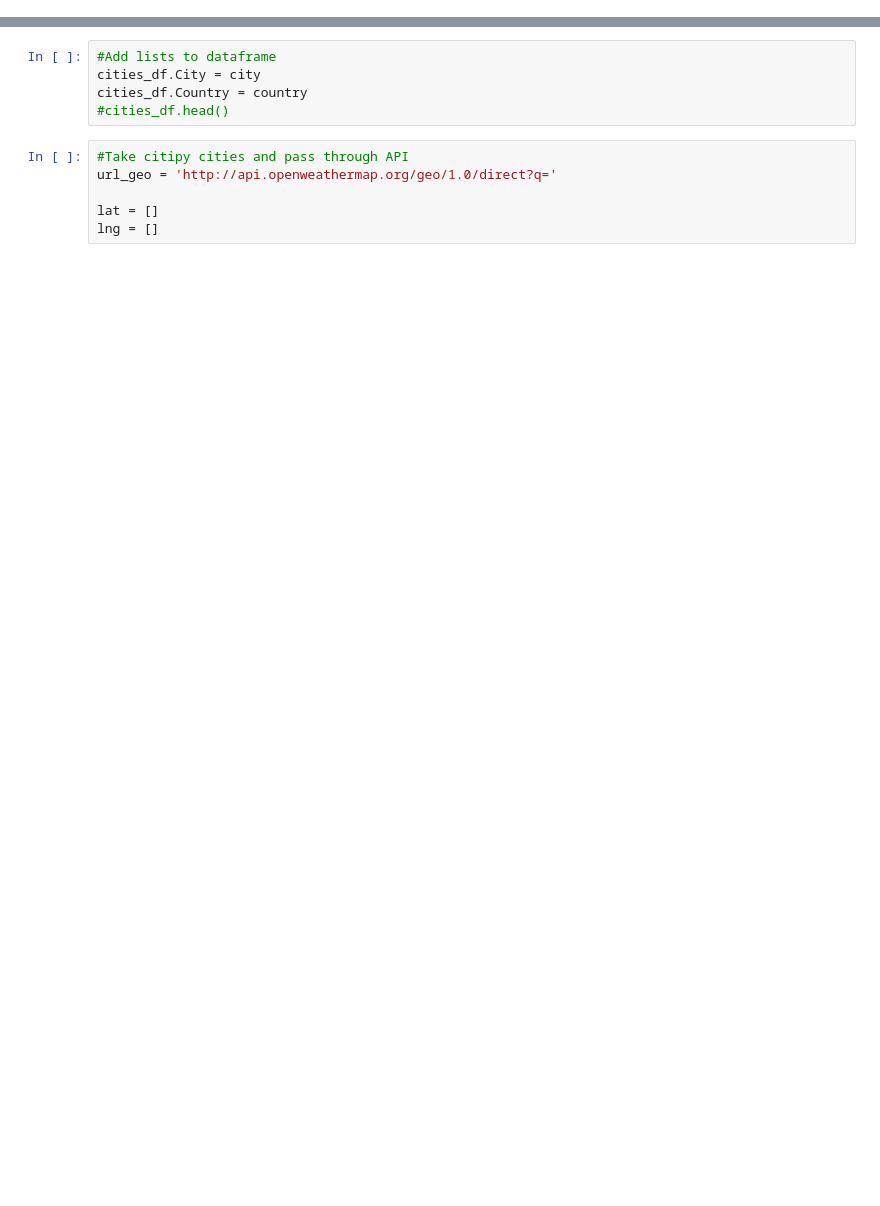
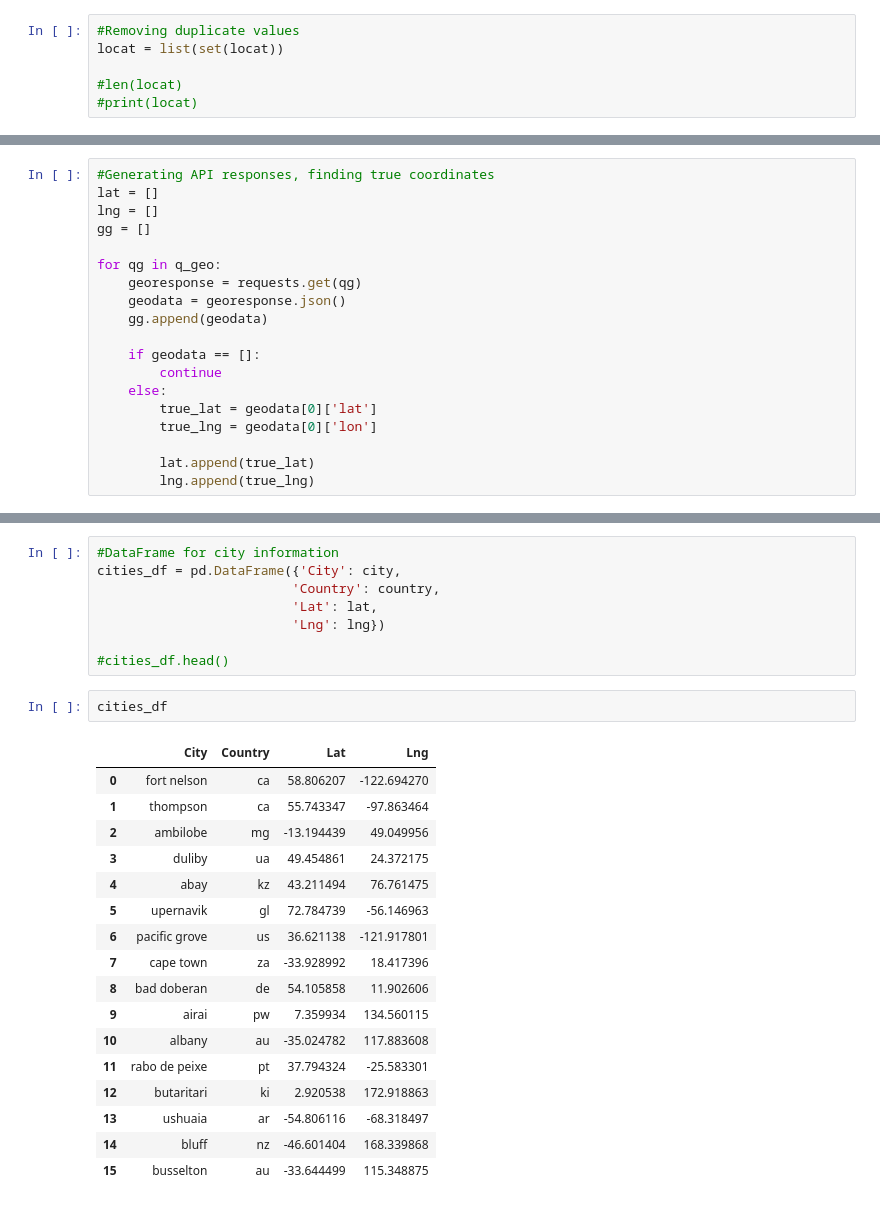
Before and after one commit to c4stella/python-api-challenge, a Jupyter notebook: WeatherPy/WeatherPy.ipynb, the cells around one changed output, grey strips where cells are left out. Drawn from its saved outputs; the diff is of its cells as text; blank space fills up the shorter version.

```diff
--- a/WeatherPy/WeatherPy.ipynb
+++ b/WeatherPy/WeatherPy.ipynb
@@ -40,0 +39,6 @@ for i in range(20):
+# %%
+#Removing duplicate values
+locat = list(set(locat))
+
+#len(locat)
+#print(locat)
@@ -40,0 +62,19 @@ for i in range(20):
+# %%
+#Generating API responses, finding true coordinates
+lat = []
+lng = []
+gg = []
+
+for qg in q_geo:
+    georesponse = requests.get(qg)
+    geodata = georesponse.json()
+    gg.append(geodata)
+
+    if geodata == []:
+        continue
+    else:
+        true_lat = geodata[0]['lat']
+        true_lng = geodata[0]['lon']
+
+        lat.append(true_lat)
+        lng.append(true_lng)
@@ -41,11 +87,28 @@ for i in range(20):
 # %%
-#Add lists to dataframe
-cities_df.City = city
-cities_df.Country = country
+#DataFrame for city information
+cities_df = pd.DataFrame({'City': city,
+                         'Country': country,
+                         'Lat': lat,
+                         'Lng': lng})
+
 #cities_df.head()
-# %%
-#Take citipy cities and pass through API
-url_geo = 'http://api.openweathermap.org/geo/1.0/direct?q='
-
-lat = []
-lng = []
+# %%
+cities_df
+# %% [output]
+|  | City | Country | Lat | Lng |
+| 0 | fort nelson | ca | 58.806207 | -122.694270 |
+| 1 | thompson | ca | 55.743347 | -97.863464 |
+| 2 | ambilobe | mg | -13.194439 | 49.049956 |
+| 3 | duliby | ua | 49.454861 | 24.372175 |
+| 4 | abay | kz | 43.211494 | 76.761475 |
+| 5 | upernavik | gl | 72.784739 | -56.146963 |
+| 6 | pacific grove | us | 36.621138 | -121.917801 |
+| 7 | cape town | za | -33.928992 | 18.417396 |
+| 8 | bad doberan | de | 54.105858 | 11.902606 |
+| 9 | airai | pw | 7.359934 | 134.560115 |
+| 10 | albany | au | -35.024782 | 117.883608 |
+| 11 | rabo de peixe | pt | 37.794324 | -25.583301 |
+| 12 | butaritari | ki | 2.920538 | 172.918863 |
+| 13 | ushuaia | ar | -54.806116 | -68.318497 |
+| 14 | bluff | nz | -46.601404 | 168.339868 |
+| 15 | busselton | au | -33.644499 | 115.348875 |
```
Also changed, not shown: parts of 13 cells of this notebook.
